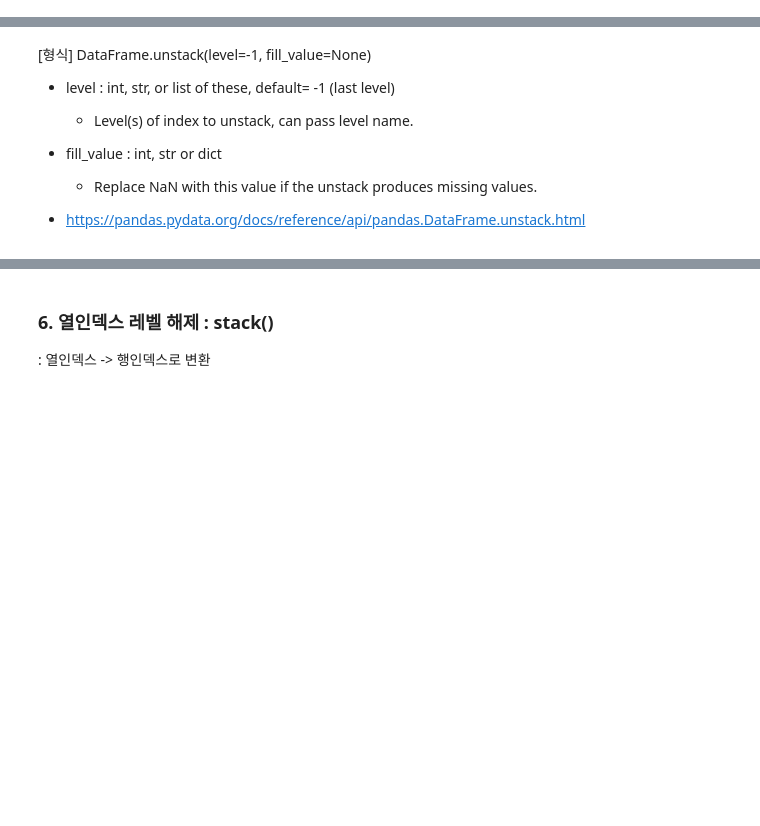
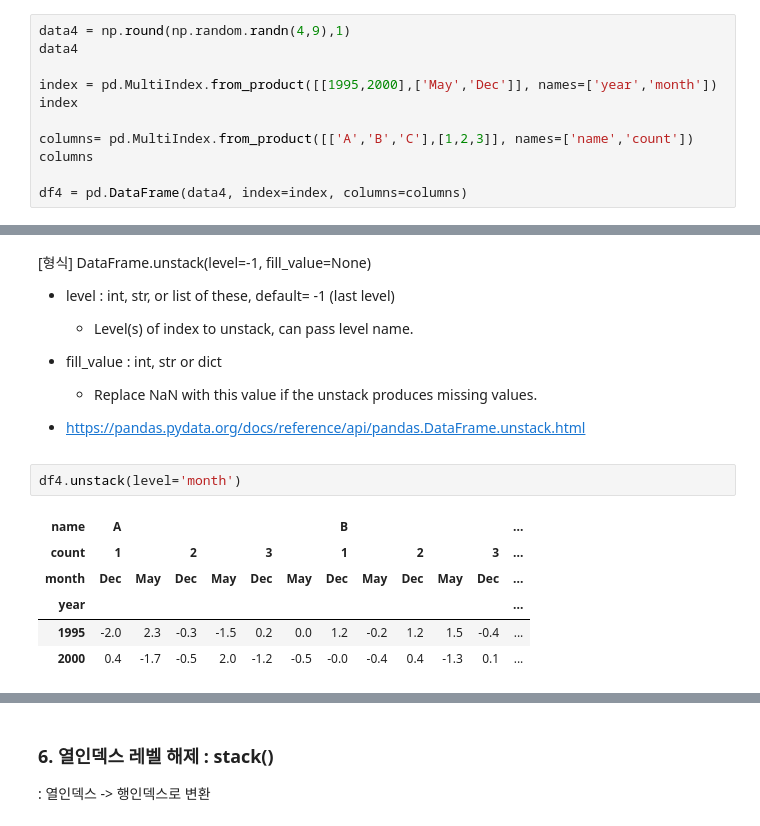
Before and after one commit to rlfgus0821/-HTML-, a Jupyter notebook: 05_pandas/pandas_09_다중인덱스.ipynb, the cells around one changed output, grey strips where cells are left out. Drawn from its saved outputs; the diff is of its cells as text; blank space fills up the shorter version.

```diff
--- a/05_pandas/pandas_09_다중인덱스.ipynb
+++ b/05_pandas/pandas_09_다중인덱스.ipynb
@@ -160,2 +550,13 @@ data = {('James', 'Eng'): 100,
 # %% [markdown]
 #### 예제. MultiIndex객체 생성하여 다중인덱스 설정
+# %%
+data4 = np.round(np.random.randn(4,9),1)
+data4
+
+index = pd.MultiIndex.from_product([[1995,2000],['May','Dec']], names=['year','month'])
+index
+
+columns= pd.MultiIndex.from_product([['A','B','C'],[1,2,3]], names=['name','count'])
+columns
+
+df4 = pd.DataFrame(data4, index=index, columns=columns)
@@ -198,3 +724,12 @@ data = {('James', 'Eng'): 100,
 
 
 - https://pandas.pydata.org/docs/reference/api/pandas.DataFrame.unstack.html
+# %%
+df4.unstack(level='month')
+# %% [output]
+| name | A |  |  |  |  |  | B |  |  |  |  | ... |
+| count | 1 |  | 2 |  | 3 |  | 1 |  | 2 |  | 3 | ... |
+| month | Dec | May | Dec | May | Dec | May | Dec | May | Dec | May | Dec | ... |
+| year |  |  |  |  |  |  |  |  |  |  |  | ... |
+| 1995 | -2.0 | 2.3 | -0.3 | -1.5 | 0.2 | 0.0 | 1.2 | -0.2 | 1.2 | 1.5 | -0.4 | ... |
+| 2000 | 0.4 | -1.7 | -0.5 | 2.0 | -1.2 | -0.5 | -0.0 | -0.4 | 0.4 | -1.3 | 0.1 | ... |
```
Also changed, not shown: parts of 89 cells of this notebook, 5 other files.
